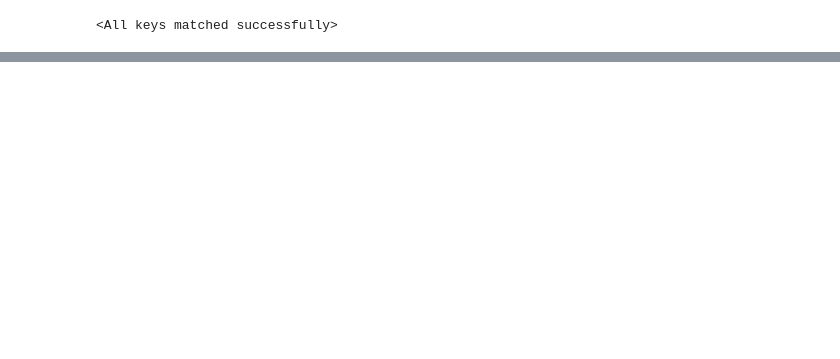
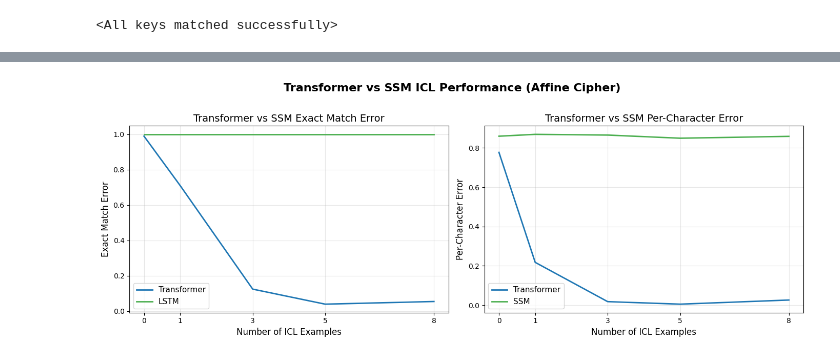
Before and after one commit to weinatalie/cs182-project, a Jupyter notebook: transformer_lm_cipher.ipynb, the cells around one changed output, grey strips where cells are left out. Drawn from its saved outputs; the diff is of its cells as text; code cells hidden in the pictures; blank space fills up the shorter version.

Commit message:
done training

```diff
--- a/transformer_lm_cipher.ipynb
+++ b/transformer_lm_cipher.ipynb
@@ -971,0 +992,9 @@ print("Mamba weights saved!")
+# %%
+state = torch.load("typo_mamba_weights.pth", map_location=device)
+
+new_state = {}
+for k, v in state.items():
+    new_key = k.replace("_orig_mod.", "")
+    new_state[new_key] = v
+
+mamba_model.load_state_dict(new_state)
@@ -994,3 +1043,51 @@ for k, metrics in mamba_results.items():
+# %%
+# =============================================================================
+# COMPARISON PLOT: TRANSFORMER vs SSM
+# =============================================================================
+
+def plot_transformer_vs_lstm(transformer_results, mamba_results,
+                              title="Transformer vs SSM ICL Performance (Affine Cipher)"):
+    """Plot comparison of Transformer and SSM ICL performance."""
+
+    # Get common shot counts
+    ks = sorted(set(transformer_results.keys()) & set(mamba_results.keys()))
+
+    trans_exact = [1 - transformer_results[k]["exact_match"] for k in ks]
+    lstm_exact = [1 - mamba_results[k]["exact_match"] for k in ks]
+
+    trans_char = [1 - transformer_results[k]["per_char_acc"] for k in ks]
+    lstm_char = [1 - mamba_results[k]["per_char_acc"] for k in ks]
+
+    fig, (ax1, ax2) = plt.subplots(1, 2, figsize=(14, 5))
+
+    # Plot 1: Exact Match Accuracy
+    ax1.plot(ks, trans_exact, linestyle='solid', linewidth=2, markersize=8, label='Transformer')
+    ax1.plot(ks, lstm_exact, linestyle='solid', linewidth=2, markersize=8, label='LSTM', color="#4CAF50")
+    ax1.set_xlabel('Number of ICL Examples', fontsize=12)
+    ax1.set_ylabel('Exact Match Error', fontsize=12)
+    ax1.set_title('Transformer vs SSM Exact Match Error', fontsize=14)
+    ax1.legend(fontsize=11)
+    ax1.grid(True, alpha=0.3)
+    ax1.set_xticks(ks)
+
+    # Plot 2: Per-Character Accuracy
+    ax2.plot(ks, trans_char, linestyle='solid', linewidth=2, markersize=8, label='Transformer')
+    ax2.plot(ks, lstm_char, linestyle='solid', linewidth=2, markersize=8, label='SSM', color="#4CAF50")
+    ax2.set_xlabel('Number of ICL Examples', fontsize=12)
+    ax2.set_ylabel('Per-Character Error', fontsize=12)
+    ax2.set_title('Transformer vs SSM Per-Character Error', fontsize=14)
+    ax2.legend(fontsize=11)
+    ax2.grid(True, alpha=0.3)
+    ax2.set_xticks(ks)
+
+    plt.suptitle(title, fontsize=16, fontweight='bold', y=1.02)
+    plt.tight_layout()
+    plt.show()
+
+# Run comparison (after training and evaluating both models)
+plot_transformer_vs_lstm(icl_results, mamba_results)
+# %% [output]
+[figure, added]
 # %%
 # =============================================================================
 # COMPARISON: TRANSFORMER vs LSTM vs MAMBA
```
Also changed, not shown: parts of 18 cells of this notebook, 3 other files.
